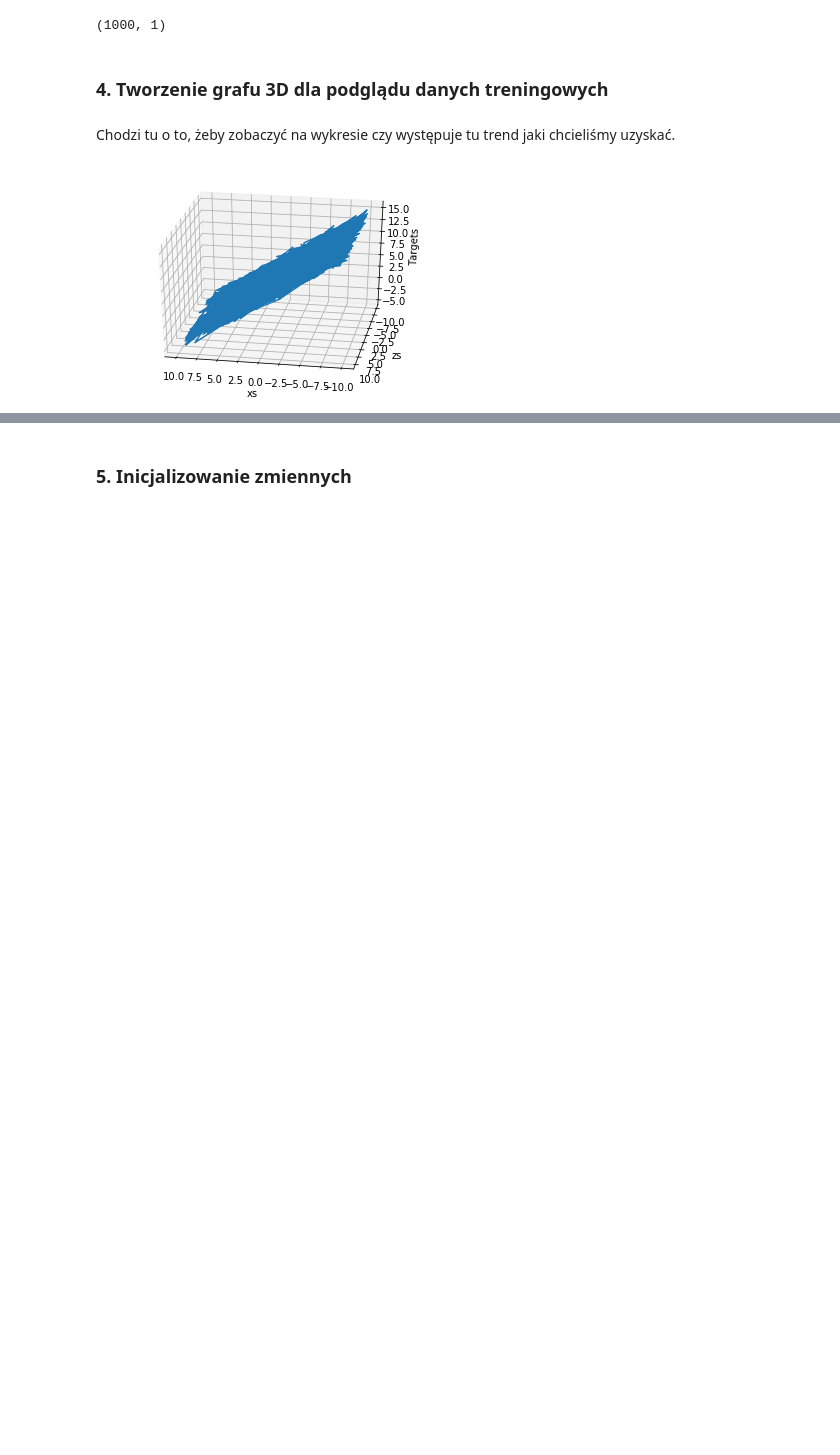
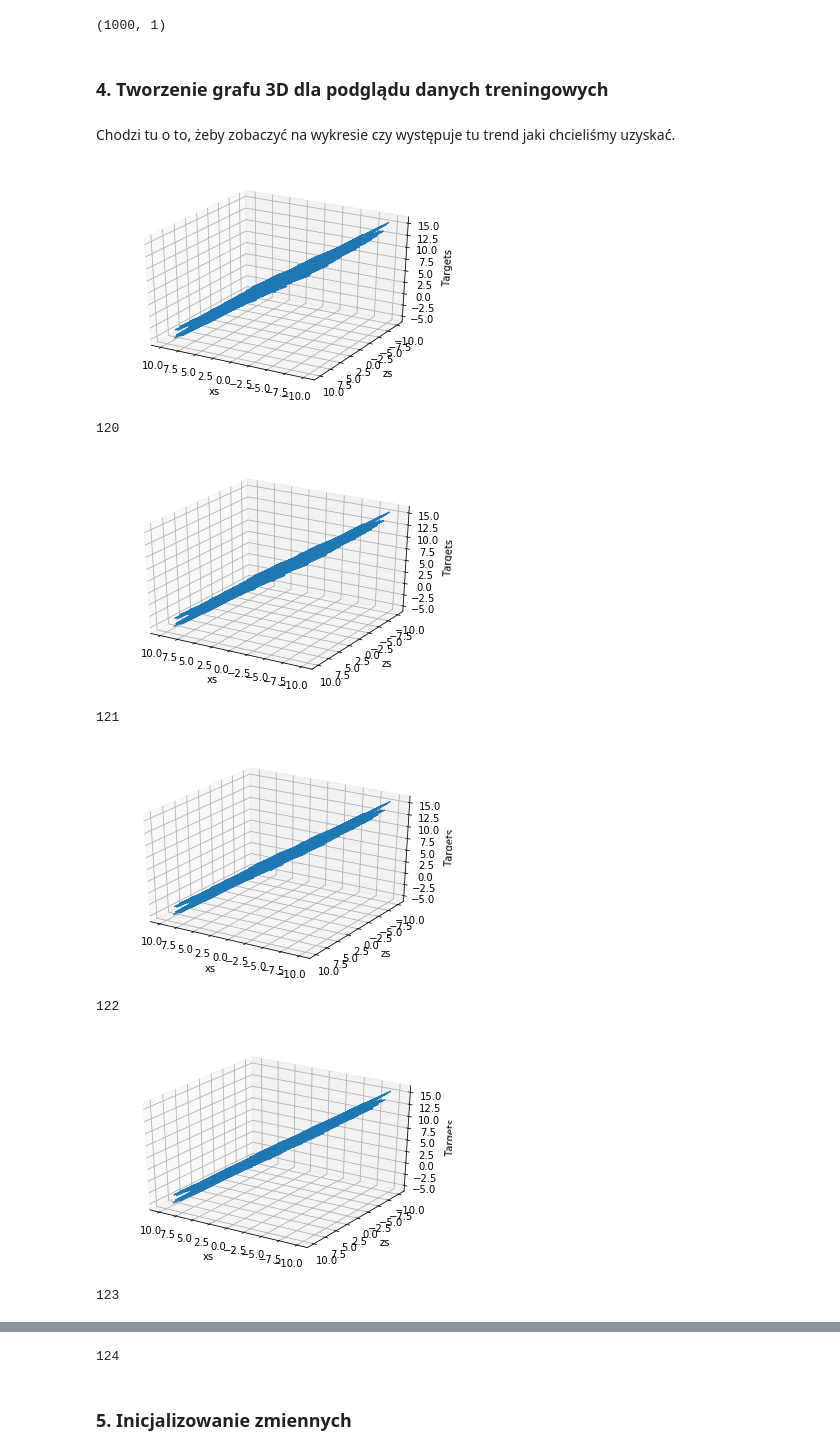
Before and after one commit to Bahusson/ai, a Jupyter notebook: Course_pract_1.ipynb, the cells around one changed output, grey strips where cells are left out. Drawn from its saved outputs; the diff is of its cells as text; code cells hidden in the pictures; blank space fills up the shorter version.

```diff
--- a/Course_pract_1.ipynb
+++ b/Course_pract_1.ipynb
@@ -42,35 +42,55 @@ print(targets.shape) # Kolejny sanity check, żeby sprawdzić, czy dobrze zdefin
 # %% [markdown]
 Chodzi tu o to, żeby zobaczyć na wykresie czy występuje tu trend jaki chcieliśmy uzyskać.
 # %%
-# Używamy .reshape żeby przygotować cele pod graf.
-# reshape jest w docsach do numpyego. Jako argumenty przyjmuje wymiary, którymi chcemy opisać obiekt.
-targets = targets.reshape(observations,)
+def graph_animator(var, observations, targets,):
+    # Używamy .reshape żeby przygotować cele pod graf.
+    # reshape jest w docsach do numpyego. Jako argumenty przyjmuje wymiary, którymi chcemy opisać obiekt.
+    targets = targets.reshape(observations,)
 
-# Używanie matplotlib - typowa składnia.
+    # Używanie matplotlib - typowa składnia.
 
-# Zadeklarowanie grafu
-fig = plt.figure()
+    # Zadeklarowanie grafu
+    fig = plt.figure()
 
-# Metoda tworząca graf 3d
-ax = fig.add_subplot(111, projection='3d')
+    # Metoda tworząca graf 3d
+    ax = fig.add_subplot(111, projection='3d')
 
-# Dobór osi
-ax.plot(xs, zs, targets)
+    # Dobór osi
+    ax.plot(xs, zs, targets)
 
-# Dobór nazw osi.
-ax.set_xlabel('xs')
-ax.set_ylabel('zs')
-ax.set_zlabel('Targets')
+    # Dobór nazw osi.
+    ax.set_xlabel('xs')
+    ax.set_ylabel('zs')
+    ax.set_zlabel('Targets')
 
-# Azymut pozwala oglądać dane z różnych stron. Można się tym pobawić. Np. azim = 0 lub 200.
-ax.view_init(azim=100)
+    # Azymut pozwala oglądać dane z różnych stron. Można się tym pobawić. Np. azim = 0 lub 200.
+    ax.view_init(azim=120 + var)
 
-# Pokaż graf.
-plt.show()
+    # Pokaż graf.
+    plt.show()
+    print(120 + var)
 
-# Przywracamy poprzedni kształt celom, żeby można ich ponownie użyć do nauki.
-# Równie dobrze można było je przepisać na nową zmienną np. 'targets_plot' i teraz tego nie robić
-# ale warto znać i metodę odwrotną tak na wszelki wypadek. Pytanie co jest mniej zasobochłonne.
-targets = targets.reshape(observations,1)
+    # Przywracamy poprzedni kształt celom, żeby można ich ponownie użyć do nauki.
+    # Równie dobrze można było je przepisać na nową zmienną np. 'targets_plot' i teraz tego nie robić
+    # ale warto znać i metodę odwrotną tak na wszelki wypadek. Pytanie co jest mniej zasobochłonne.
+    targets = targets.reshape(observations,1)
-# %% [output]
-[figure, removed]
+# %%
+# To taka moja mała animacja ad-hoc, bo lubię widzieć co się dzieje w środku,
+# a tak znacznie łatwiej to sobie zwizualizować. :P
+# Jak masz przedpotopowy sprzęt jak ja i nie masz GPU (karty graficznej), którą
+# dałoby się taki proces przysipieszyć, to polecam nie odpalać navigatora anakondy,
+# a najlepiej w ogóle zrezygnować ze środowiska graficznego i poruszać się po systemie przy pomocy basha.
+# Naturalnie jeśli Twój komputer nie dostaje zadyszki przy milionie rekordów w bazie, to pewnie
+# nie masz się czym przejmować. Ja zbieram teraz na jakiś porządny sprzęt z kartami "tesla" albo na ten procesor
+# co to ma być tylko do obsługi SI a jednak bardziej wydajny niż GPU.
+for i in range(5):
+    graph_animator(i,observations,targets)
+# %% [output]
+[figure, added]
+120
+[figure, added]
+121
+[figure, added]
+122
+[figure, added]
+123
@@ -77,3 +98,4 @@ targets = targets.reshape(observations,1)
+124
 # %% [markdown]
 ### 5. Inicjalizowanie zmiennych
 # %%
```
Also changed, not shown: parts of 2 cells of this notebook.
